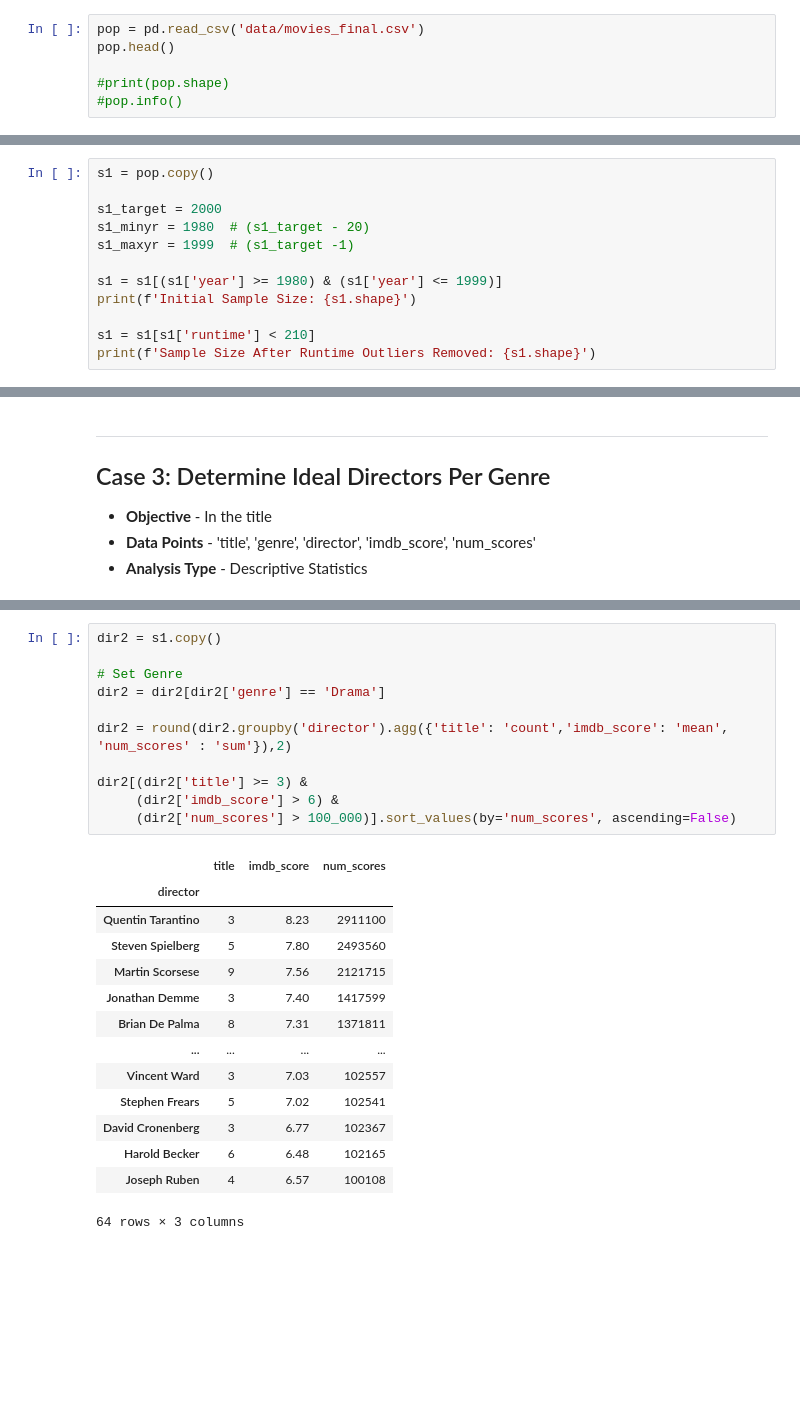
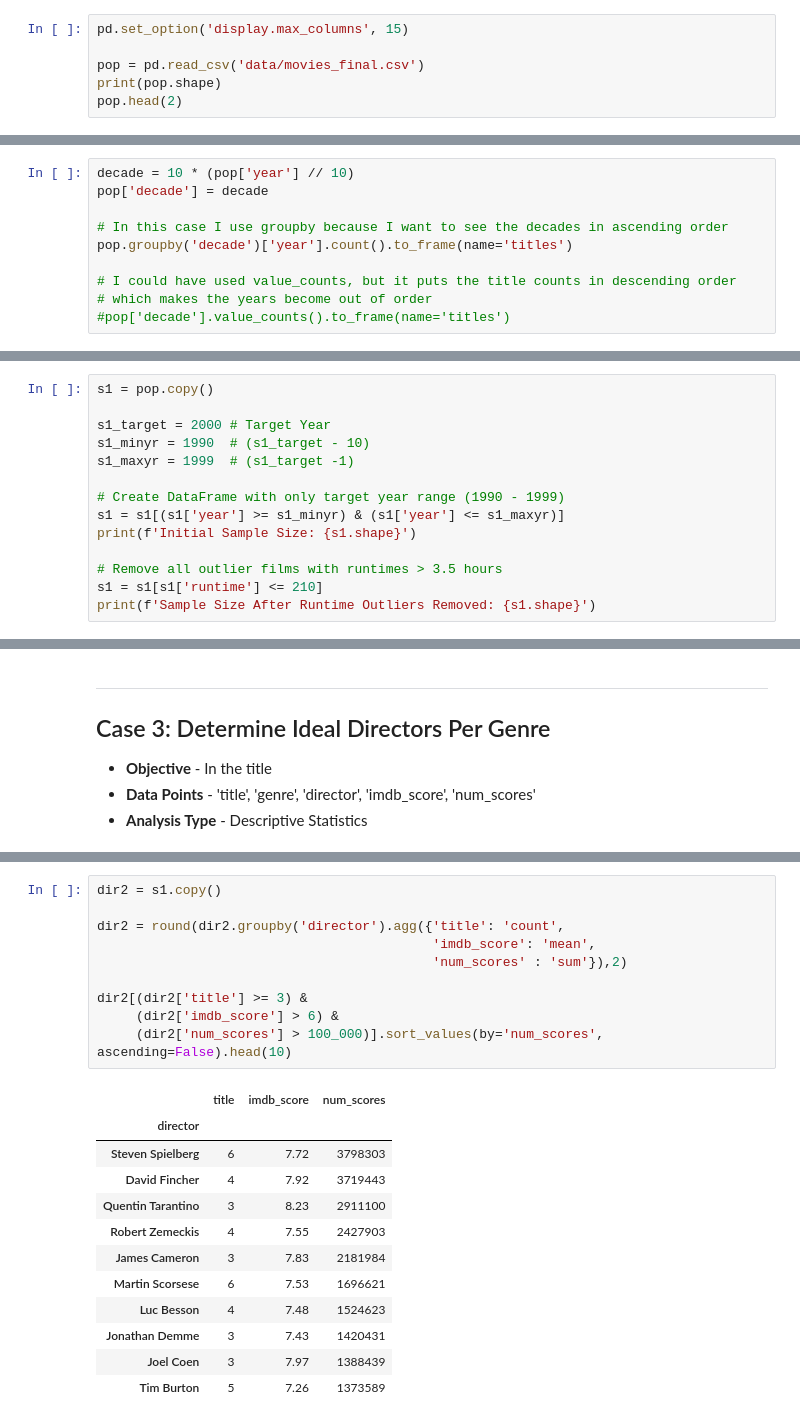
Before and after one commit to sbullard/data-science, a Jupyter notebook: movie_analysis/Part II - Data Exploration.ipynb, the cells around one changed output, grey strips where cells are left out. Drawn from its saved outputs; the diff is of its cells as text; blank space fills up the shorter version.

```diff
--- a/movie_analysis/Part II - Data Exploration.ipynb
+++ b/movie_analysis/Part II - Data Exploration.ipynb
@@ -41,9 +42,9 @@ import matplotlib.pyplot as plt
 import seaborn as sns
 from scipy import stats
 # %%
+pd.set_option('display.max_columns', 15)
+
 pop = pd.read_csv('data/movies_final.csv')
-pop.head()
-
-#print(pop.shape)
-#pop.info()
+print(pop.shape)
+pop.head(2)
 # %% [output]
@@ -372,0 +329,10 @@ Name: year, dtype: int64
+# %%
+decade = 10 * (pop['year'] // 10)
+pop['decade'] = decade
+
+# In this case I use groupby because I want to see the decades in ascending order
+pop.groupby('decade')['year'].count().to_frame(name='titles')
+
+# I could have used value_counts, but it puts the title counts in descending order
+# which makes the years become out of order
+#pop['decade'].value_counts().to_frame(name='titles')
@@ -382,13 +363,15 @@ My templtae sample has the target year of 2000 which means it uses the years fro
 # %%
 s1 = pop.copy()
 
-s1_target = 2000
-s1_minyr = 1980  # (s1_target - 20)
+s1_target = 2000 # Target Year
+s1_minyr = 1990  # (s1_target - 10)
 s1_maxyr = 1999  # (s1_target -1)
 
-s1 = s1[(s1['year'] >= 1980) & (s1['year'] <= 1999)]
+# Create DataFrame with only target year range (1990 - 1999)
+s1 = s1[(s1['year'] >= s1_minyr) & (s1['year'] <= s1_maxyr)]
 print(f'Initial Sample Size: {s1.shape}')
 
-s1 = s1[s1['runtime'] < 210]
+# Remove all outlier films with runtimes > 3.5 hours
+s1 = s1[s1['runtime'] <= 210]
 print(f'Sample Size After Runtime Outliers Removed: {s1.shape}')
 # %% [output]
@@ -601,27 +587,24 @@ dir1.loc[(dir1['title'] >= 3) &
 # %%
 dir2 = s1.copy()
 
-# Set Genre
-dir2 = dir2[dir2['genre'] == 'Drama']
-
-dir2 = round(dir2.groupby('director').agg({'title': 'count','imdb_score': 'mean', 'num_scores' : 'sum'}),2)
+dir2 = round(dir2.groupby('director').agg({'title': 'count',
+                                           'imdb_score': 'mean',
+                                           'num_scores' : 'sum'}),2)
 
 dir2[(dir2['title'] >= 3) &
      (dir2['imdb_score'] > 6) &
-     (dir2['num_scores'] > 100_000)].sort_values(by='num_scores', ascending=False)
+     (dir2['num_scores'] > 100_000)].sort_values(by='num_scores', ascending=False).head(10)
 # %% [output]
 |  | title | imdb_score | num_scores |
 | director |  |  |  |
+| Steven Spielberg | 6 | 7.72 | 3798303 |
+| David Fincher | 4 | 7.92 | 3719443 |
 | Quentin Tarantino | 3 | 8.23 | 2911100 |
-| Steven Spielberg | 5 | 7.80 | 2493560 |
-| Martin Scorsese | 9 | 7.56 | 2121715 |
-| Jonathan Demme | 3 | 7.40 | 1417599 |
-| Brian De Palma | 8 | 7.31 | 1371811 |
-| ... | ... | ... | ... |
-| Vincent Ward | 3 | 7.03 | 102557 |
-| Stephen Frears | 5 | 7.02 | 102541 |
-| David Cronenberg | 3 | 6.77 | 102367 |
-| Harold Becker | 6 | 6.48 | 102165 |
-| Joseph Ruben | 4 | 6.57 | 100108 |
+| Robert Zemeckis | 4 | 7.55 | 2427903 |
+| James Cameron | 3 | 7.83 | 2181984 |
+| Martin Scorsese | 6 | 7.53 | 1696621 |
+| Luc Besson | 4 | 7.48 | 1524623 |
+| Jonathan Demme | 3 | 7.43 | 1420431 |
+| Joel Coen | 3 | 7.97 | 1388439 |
+| Tim Burton | 5 | 7.26 | 1373589 |
-64 rows × 3 columns
 # %% [markdown]
```
Also changed, not shown: parts of 73 cells of this notebook, 2 other files.
